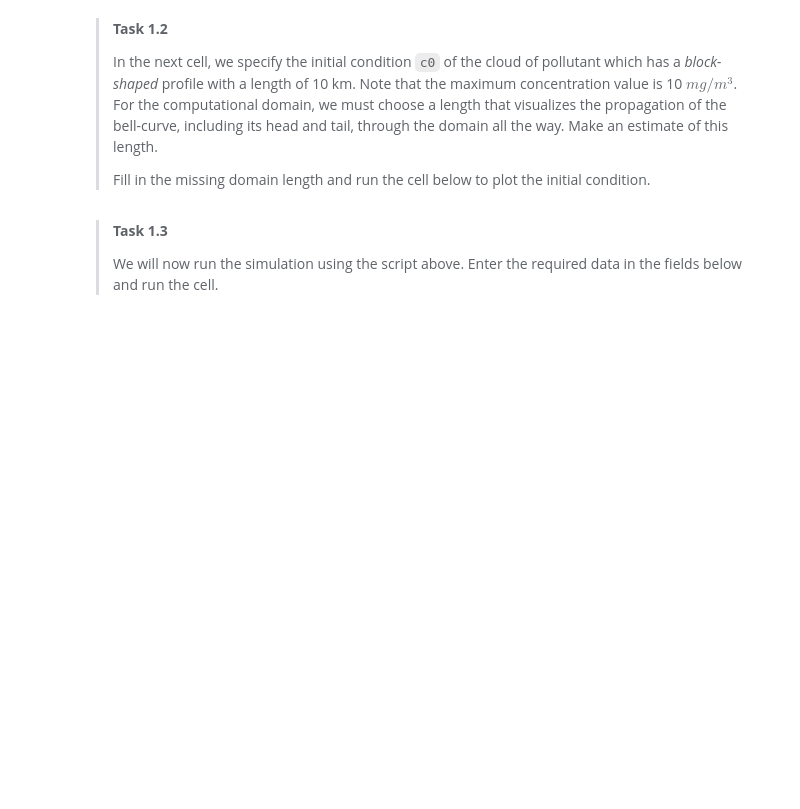
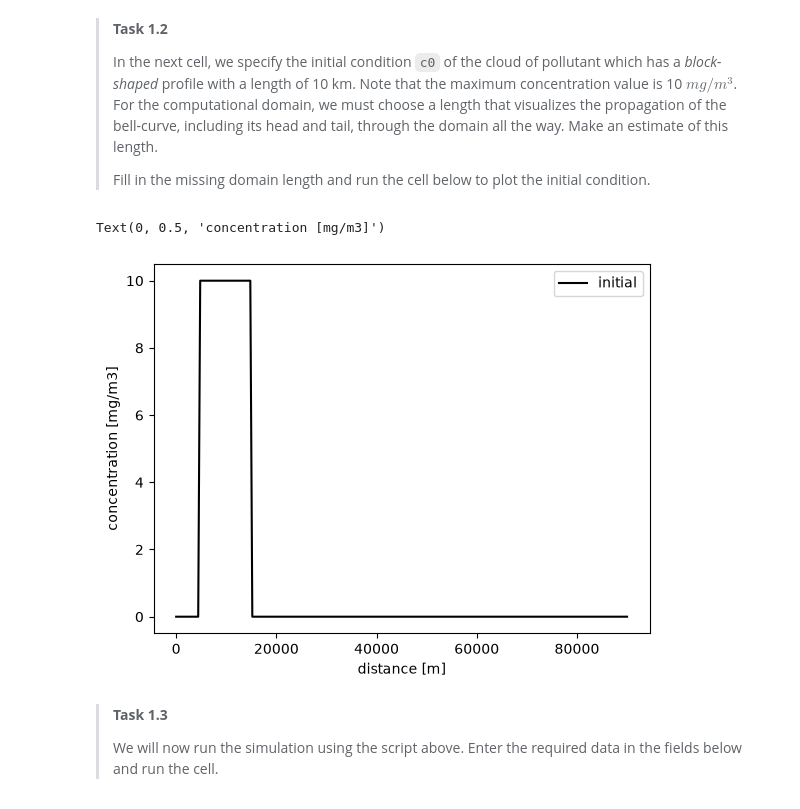
Before and after one commit to Robinjovl/GA2_all_files, a Jupyter notebook: grp09.ipynb, the cells around one changed output. Cells and saved outputs as stored; diff of their text form; code cells hidden in the pictures; blank space fills up the shorter version.

```diff
--- a/grp09.ipynb
+++ b/grp09.ipynb
@@ -100,23 +126,26 @@ from advdiff import advdiff
 # %%
 import numpy as np
 import matplotlib.pyplot as plt
 
 # domain length
-lenD = ### YOUR CODE HERE ###
+lenD = 90000.             # length of domain
 
 lenC = 10000.             # length of c0
 dx = 400.                 # grid size
 
 M = int(lenD/dx) + 1      # number of grid points
 x = np.linspace(0,lenD,M) # array with coordinates of grid points
 
 # initial condition
 c0 = np.zeros(M)
 c0[int(0.5 * lenC/dx):int(0.5 * lenC/dx) + int(lenC/dx) + 1] = 10.
 plt.plot(x,c0,'k',label='initial')
 plt.legend(loc='upper right')
 plt.xlabel('distance [m]')
 plt.ylabel('concentration [mg/m3]')
+# %% [output]
+Text(0, 0.5, 'concentration [mg/m3]')
+[figure, added]
 # %% [markdown]
 >**Task 1.3**
 >
```
Also changed, not shown: parts of 8 cells of this notebook.
